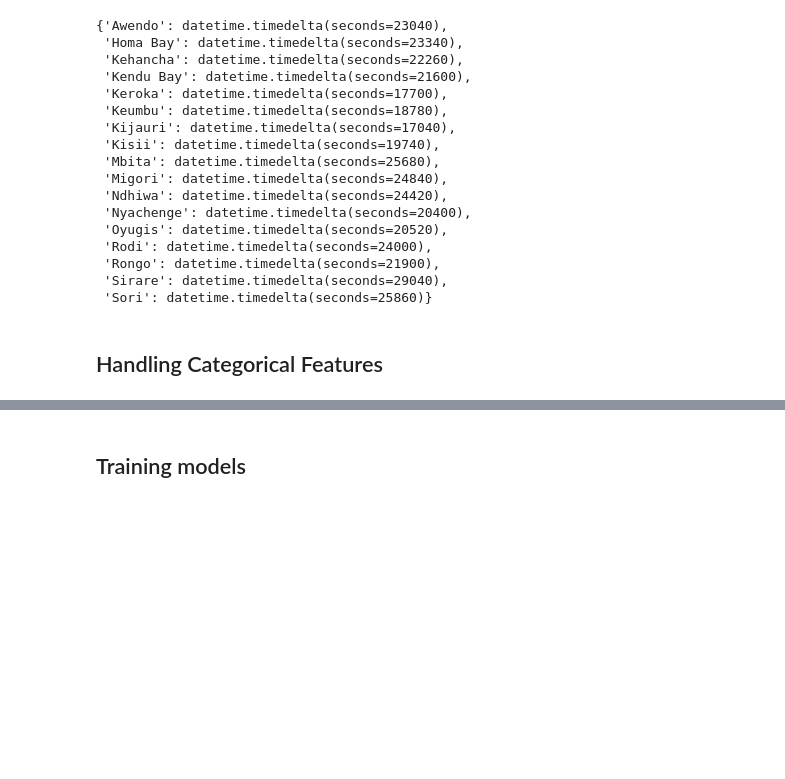
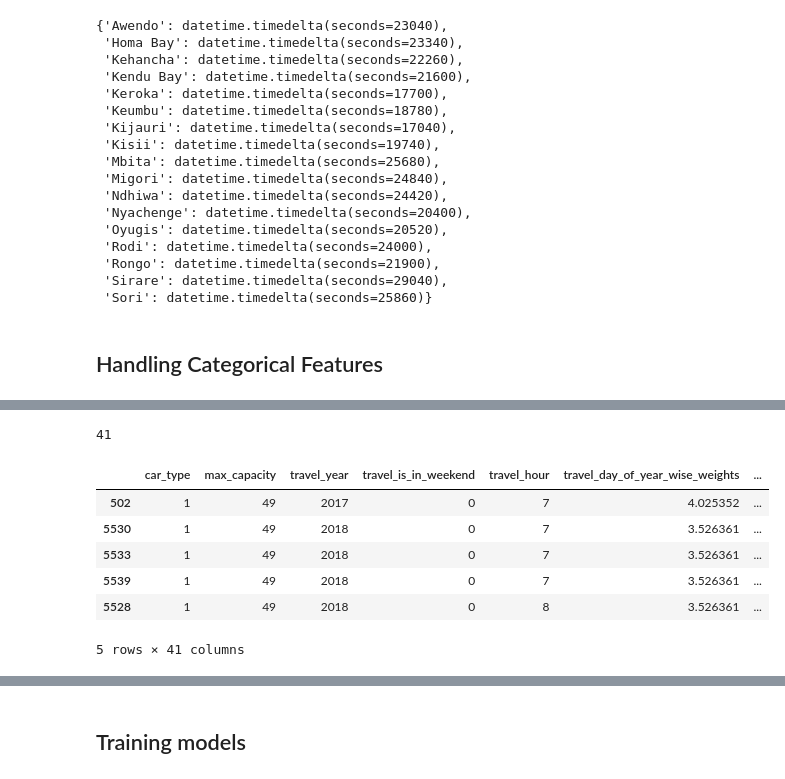
Before and after one commit to HariTarz/Transport_Demand_Prediction, a Jupyter notebook: Demand_Prediction_for_Public_Transport_Capstone_Project.ipynb, the cells around one changed output, grey strips where cells are left out. Drawn from its saved outputs; the diff is of its cells as text; code cells hidden in the pictures; blank space fills up the shorter version.

```diff
--- a/Demand_Prediction_for_Public_Transport_Capstone_Project.ipynb
+++ b/Demand_Prediction_for_Public_Transport_Capstone_Project.ipynb
@@ -571 +578,33 @@ Index(['ride_id', 'car_type', 'max_capacity', 'number_of_ticket',
       dtype='object')
+# %%
+req_columns = ['car_type', 'max_capacity','travel_year',
+       'travel_is_in_weekend', 'travel_hour',
+       'travel_day_of_year_wise_weights',
+       'travel_day_of_month_wise_weights_1', 'travel_day_of_month_wise_weights_2',
+       'travel_day_of_month_wise_weights_3', 'travel_day_of_month_wise_weights_4',
+       'travel_month_wise_weights_1', 'travel_month_wise_weights_2', 'travel_month_wise_weights_3',
+       'delay_btw_initial_to_next_and_previous_bus',
+       'delay_btw_1bus_and_next_bus', 'delay_btw_1bus_and_previous_bus',
+       'delay_btw_2bus_and_next_bus', 'delay_btw_2bus_and_previous_bus',
+       'delay_btw_3bus_and_next_bus', 'delay_btw_3bus_and_previous_bus',
+       'travel_distance_to_Nairobi', 'travel_time_to_Nairobi', 'travel_speed_to_Nairobi', 'travel_arrival_hour', 'travel_is_in_rush_hour',
+       'travel_from_Awendo', 'travel_from_Homa Bay', 'travel_from_Kehancha',
+       'travel_from_Keroka', 'travel_from_Keumbu', 'travel_from_Kijauri',
+       'travel_from_Kisii', 'travel_from_Mbita', 'travel_from_Migori',
+       'travel_from_Ndhiwa', 'travel_from_Nyachenge', 'travel_from_Rodi',
+       'travel_from_Rongo', 'travel_from_Sirare', 'travel_from_Sori',
+       'number_of_ticket']
+len(req_columns)
+# %% [output]
+41
+# %%
+transport_df = trans_df[req_columns]
+transport_df.head()
+# %% [output]
+|  | car_type | max_capacity | travel_year | travel_is_in_weekend | travel_hour | travel_day_of_year_wise_weights | ... |
+| 502 | 1 | 49 | 2017 | 0 | 7 | 4.025352 | ... |
+| 5530 | 1 | 49 | 2018 | 0 | 7 | 3.526361 | ... |
+| 5533 | 1 | 49 | 2018 | 0 | 7 | 3.526361 | ... |
+| 5539 | 1 | 49 | 2018 | 0 | 7 | 3.526361 | ... |
+| 5528 | 1 | 49 | 2018 | 0 | 8 | 3.526361 | ... |
+5 rows × 41 columns
```
Also changed, not shown: parts of 32 cells of this notebook.
